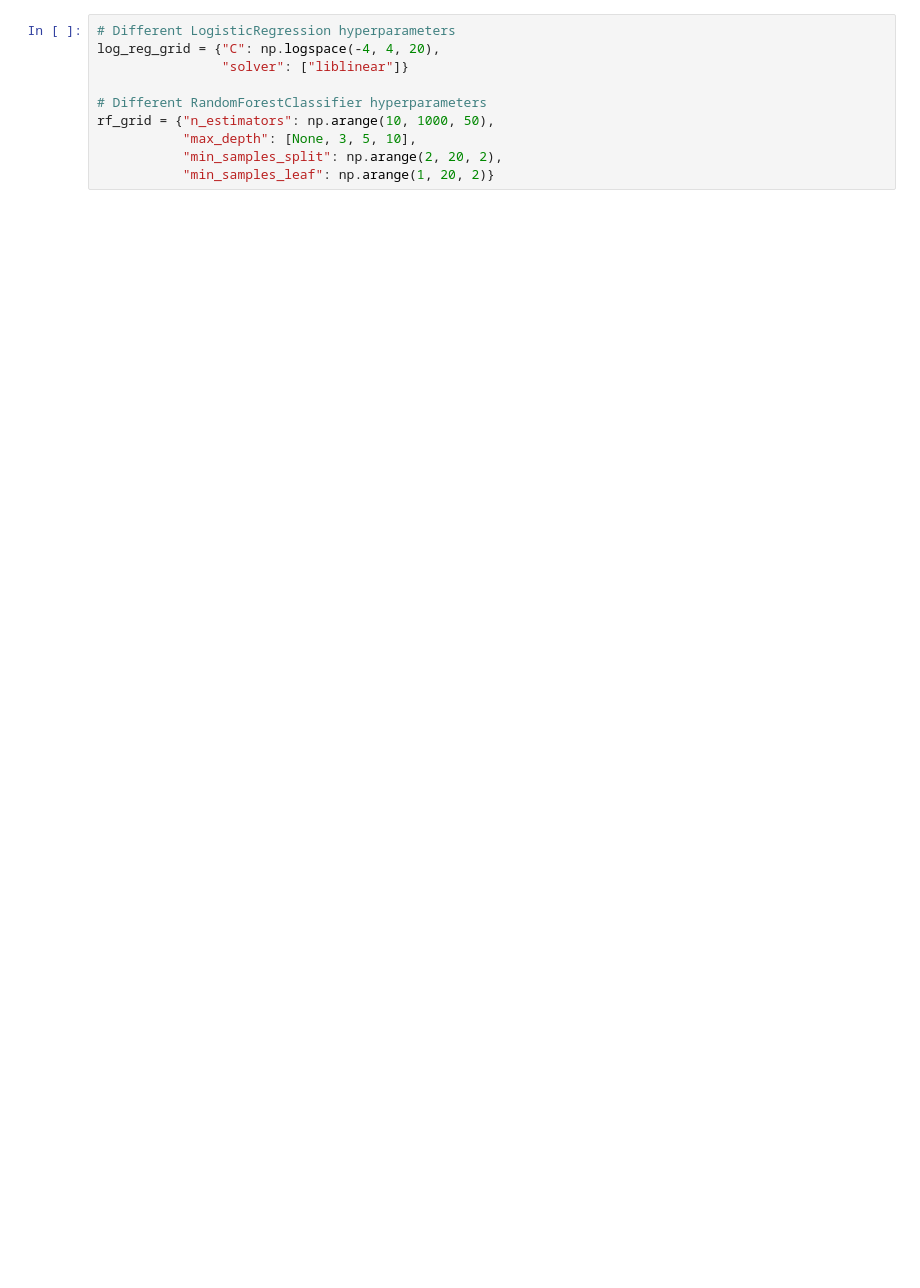
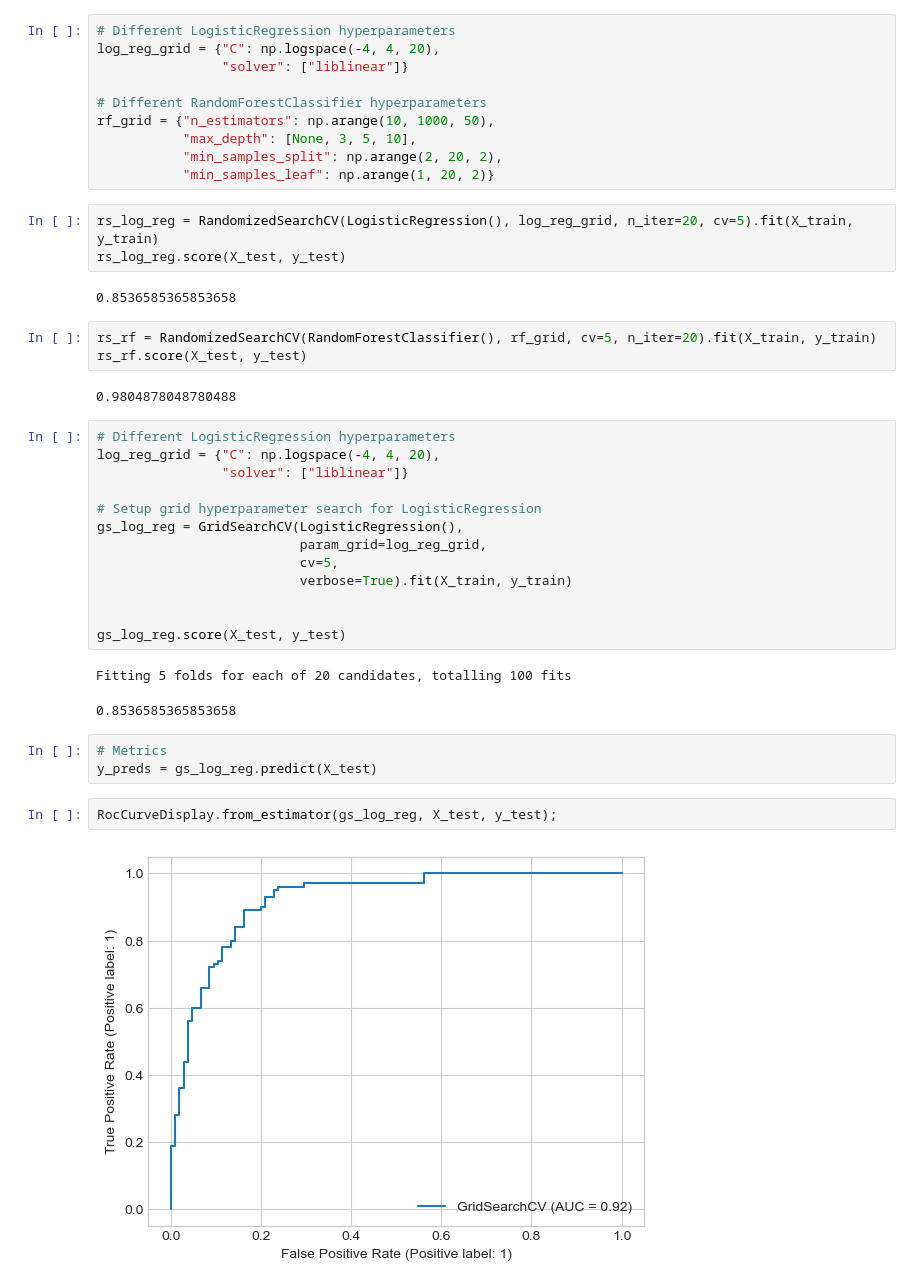
Before and after one commit to msnkr/heart_disease, a Jupyter notebook: heart-disease-classification.ipynb, the cells around one changed output. Saved outputs shown, nothing was run; the diff lists cells and outputs as text; blank space fills up the shorter version.

```diff
--- a/heart-disease-classification.ipynb
+++ b/heart-disease-classification.ipynb
@@ -269,3 +271,36 @@ rf_grid = {"n_estimators": np.arange(10, 1000, 50),
            "max_depth": [None, 3, 5, 10],
            "min_samples_split": np.arange(2, 20, 2),
            "min_samples_leaf": np.arange(1, 20, 2)}
+# %%
+rs_log_reg = RandomizedSearchCV(LogisticRegression(), log_reg_grid, n_iter=20, cv=5).fit(X_train, y_train)
+rs_log_reg.score(X_test, y_test)
+# %% [output]
+0.8536585365853658
+# %%
+rs_rf = RandomizedSearchCV(RandomForestClassifier(), rf_grid, cv=5, n_iter=20).fit(X_train, y_train)
+rs_rf.score(X_test, y_test)
+# %% [output]
+0.9804878048780488
+# %%
+# Different LogisticRegression hyperparameters
+log_reg_grid = {"C": np.logspace(-4, 4, 20),
+                "solver": ["liblinear"]}
+
+# Setup grid hyperparameter search for LogisticRegression
+gs_log_reg = GridSearchCV(LogisticRegression(),
+                          param_grid=log_reg_grid,
+                          cv=5,
+                          verbose=True).fit(X_train, y_train)
+
+
+gs_log_reg.score(X_test, y_test)
+# %% [output]
+Fitting 5 folds for each of 20 candidates, totalling 100 fits
+0.8536585365853658
+# %%
+# Metrics
+y_preds = gs_log_reg.predict(X_test)
+# %%
+RocCurveDisplay.from_estimator(gs_log_reg, X_test, y_test);
+# %% [output]
+[figure, added]
```
Also changed, not shown: parts of 14 cells of this notebook.
